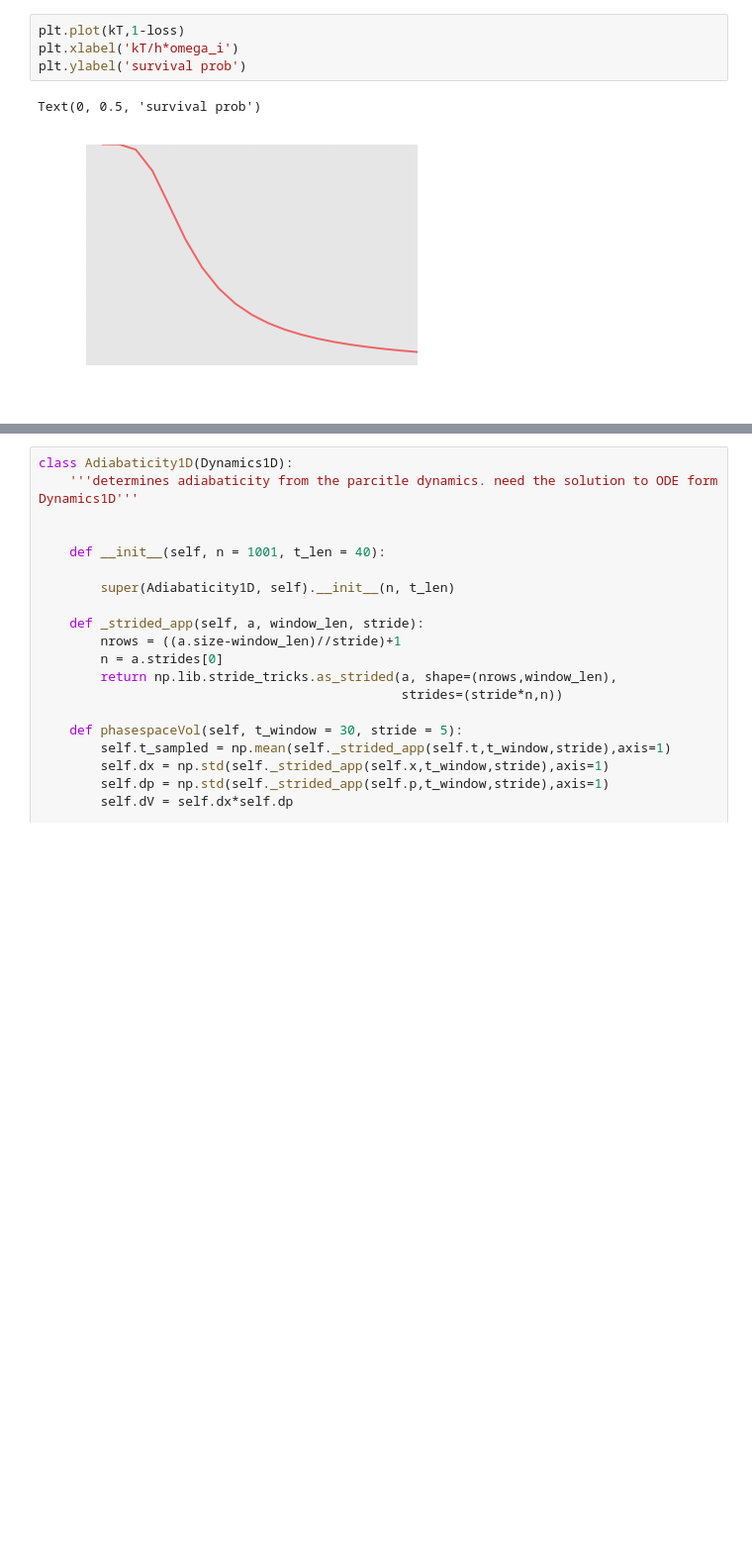
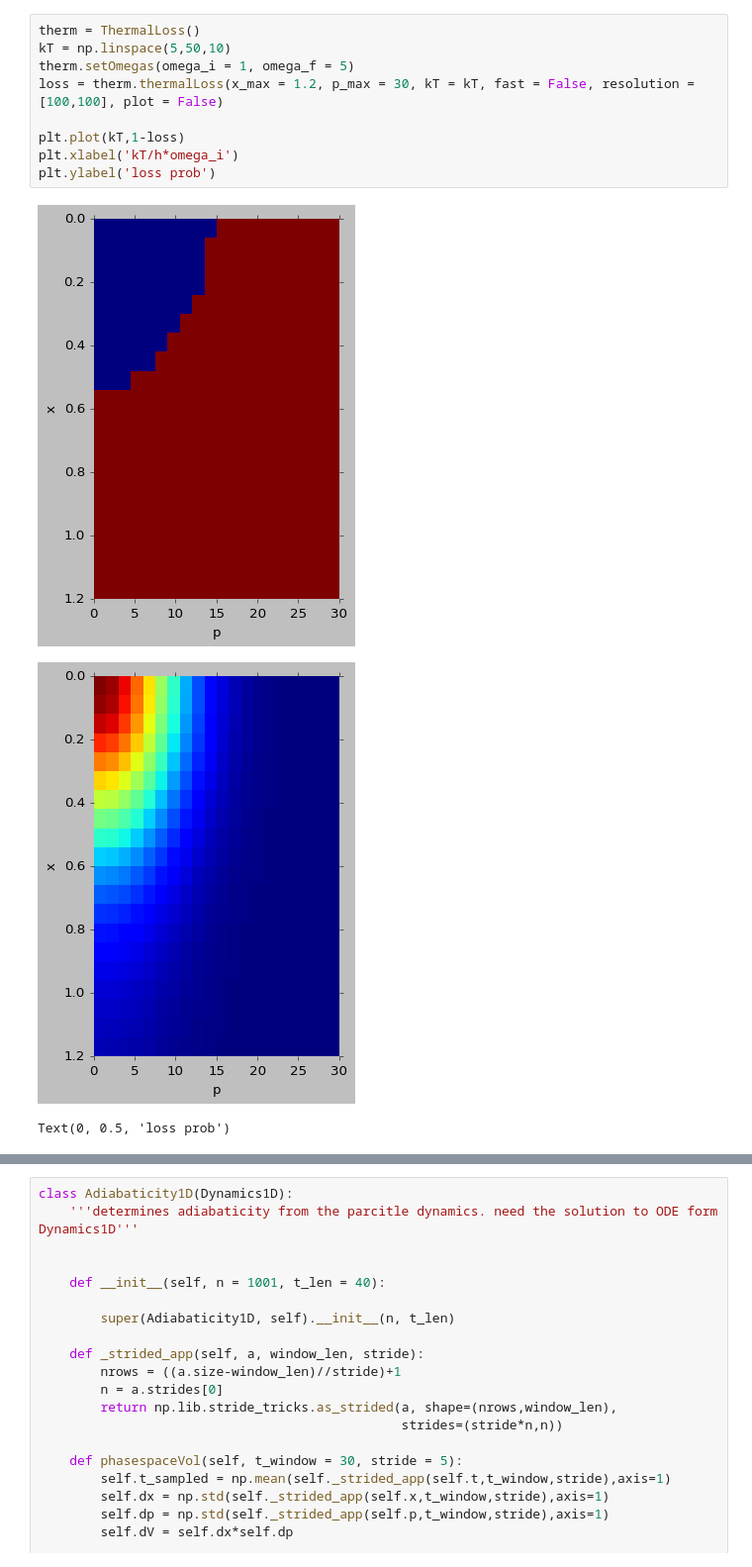
Before and after one commit to polnops/adiabatic_loading, a Jupyter notebook: tweezer_loading.ipynb, the cells around one changed output, grey strips where cells are left out. Shown at 99% size. Cells and saved outputs as stored; diff of their text form; blank space fills up the shorter version.

Commit message:
cleaned up the thermal class and found a good x,p range

```diff
--- a/tweezer_loading.ipynb
+++ b/tweezer_loading.ipynb
@@ -223,7 +243,13 @@ loss = therm.thermalLoss(x_max = 10, p_max = 10, kT = kT)
-# %%
-plt.plot(kT,1-loss)
-plt.xlabel('kT/h*omega_i')
-plt.ylabel('survival prob')
-# %% [output]
-Text(0, 0.5, 'survival prob')
-[figure, removed]
+# %%
+therm = ThermalLoss()
+kT = np.linspace(5,50,10)
+therm.setOmegas(omega_i = 1, omega_f = 5)
+loss = therm.thermalLoss(x_max = 1.2, p_max = 30, kT = kT, fast = False, resolution = [100,100], plot = False)
+
+plt.plot(kT,1-loss)
+plt.xlabel('kT/h*omega_i')
+plt.ylabel('loss prob')
+# %% [output]
+[figure, added]
+[figure, added]
+Text(0, 0.5, 'loss prob')
```
Also changed, not shown: parts of 11 cells of this notebook.
